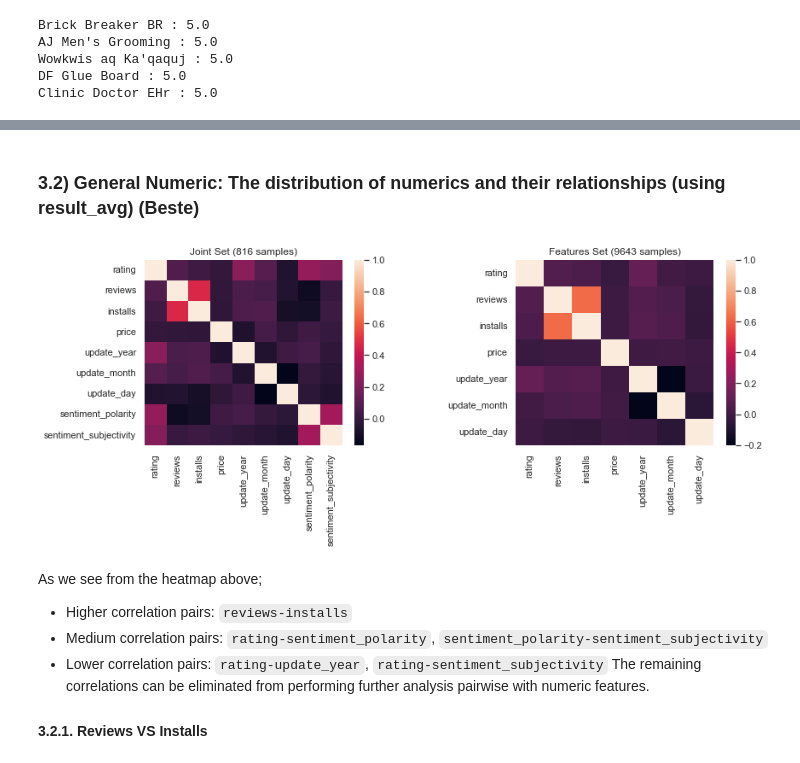
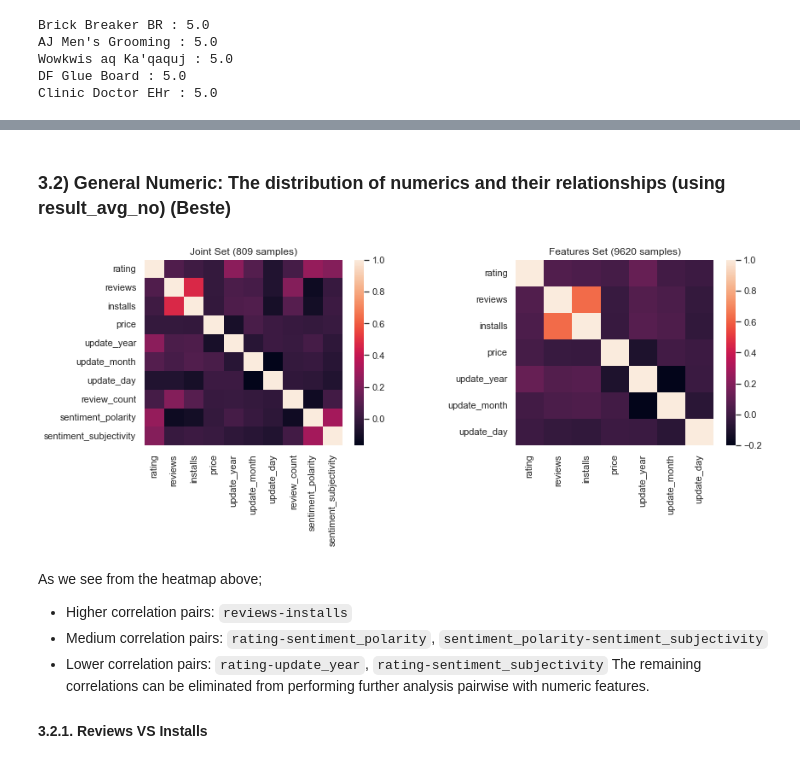
Before and after one commit to GOliviero92/Google-Apps-Analysis, a Jupyter notebook: data_analysis.ipynb, the cells around one changed output, grey strips where cells are left out. Drawn from its saved outputs; the diff is of its cells as text; code cells hidden in the pictures.

```diff
--- a/data_analysis.ipynb
+++ b/data_analysis.ipynb
@@ -120,26 +194,25 @@ Clinic Doctor EHr : 5.0
 # %%
 warnings.simplefilter(action='ignore', category=FutureWarning)
 # %% [markdown]
-### 3.2) General Numeric: The distribution of numerics and their relationships (using result_avg) (Beste)
+### 3.2) General Numeric: The distribution of numerics and their relationships (using result_avg_no) (Beste)
-# %%
-# set seaborn properties
-sns.set_theme(style="dark")
-sns.set_context('notebook')
-sns.set_palette('colorblind')
-
-# plot pairwise correlations
-fig, (ax0, ax1) = plt.subplots(nrows=1, ncols=2, sharey=False, figsize=(13,4))
-
-sns.heatmap(result_avg.corr(), ax=ax0)
-ax0.set(title="Joint Set (%i samples)" %len(result_avg))
-
-sns.heatmap(df_feature.corr(), ax=ax1)
-ax1.set(title="Features Set (%i samples)" %len(df_feature))
-
-plt.subplots_adjust(wspace=.5)
-plt.show();
-# %% [output]
-[figure, removed]
+# %%
+# set seaborn properties
+sns.set_theme(style="dark")
+sns.set_context('notebook')
+sns.set_palette('colorblind')
+
+# plot pairwise correlations
+fig, (ax0, ax1) = plt.subplots(nrows=1, ncols=2, sharey=False, figsize=(13,4))
+
+sns.heatmap(result_avg_no.corr(), ax=ax0)
+ax0.set(title="Joint Set (%i samples)" %len(result_avg_no))
+
+sns.heatmap(df_feature_no.corr(), ax=ax1)
+ax1.set(title="Features Set (%i samples)" %len(df_feature_no))
+
+plt.subplots_adjust(wspace=.5)
+# %% [output]
+[figure, added]
 # %% [markdown]
 As we see from the heatmap above;
 - Higher correlation pairs: `reviews-installs`
```
Also changed, not shown: parts of 76 cells of this notebook.
